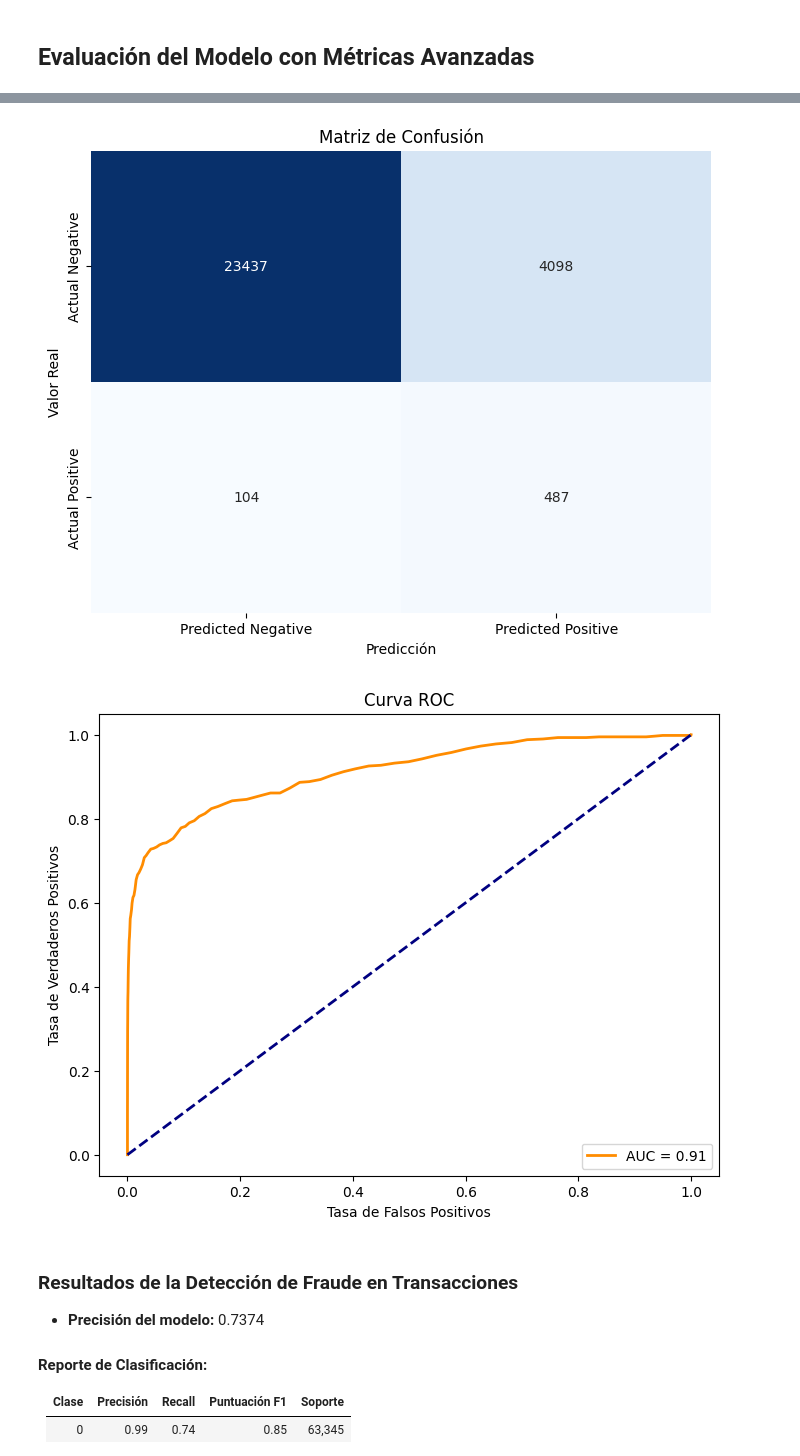
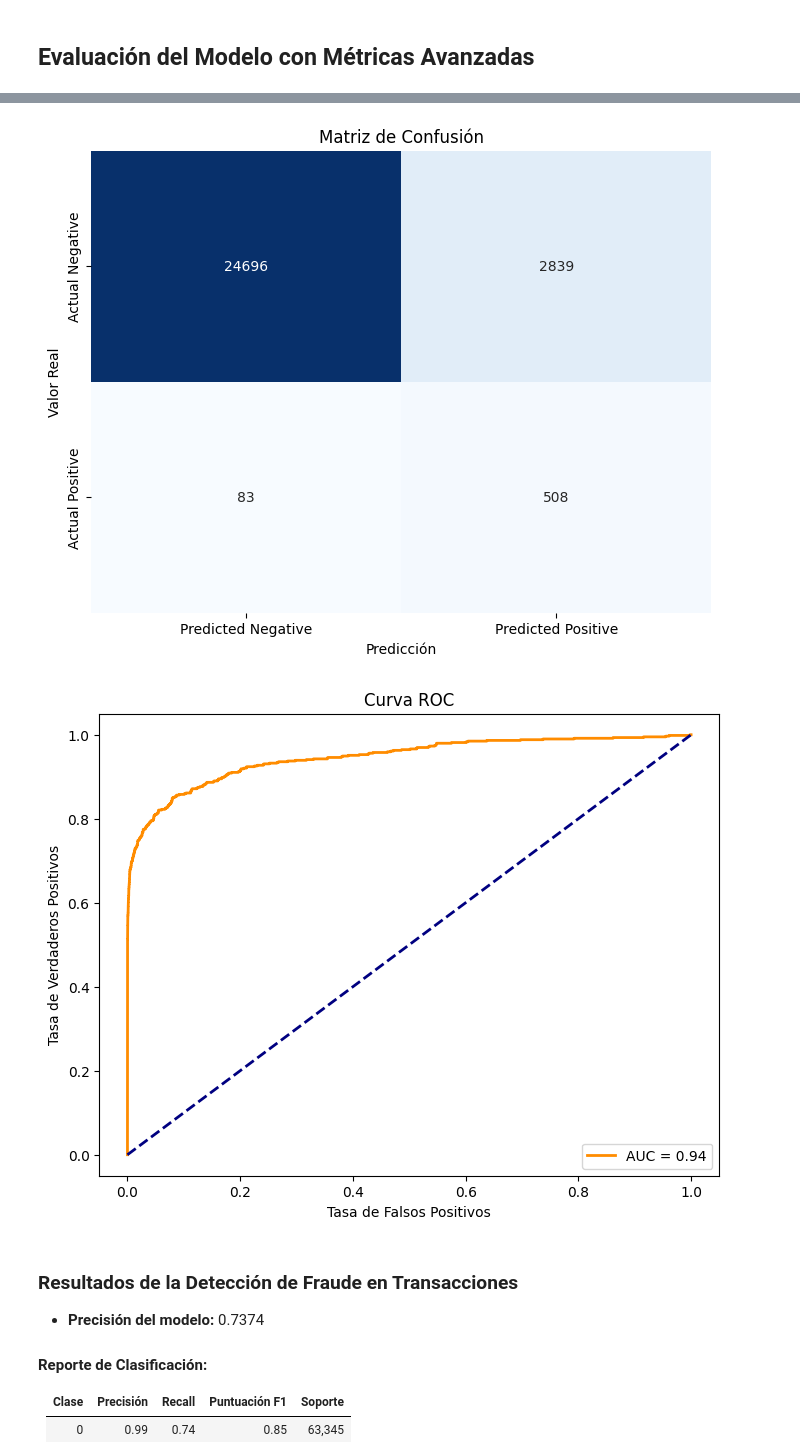
Before and after one commit to JRamos84/deteccion_fraude, a Jupyter notebook: notebooks/06_model_Evaluation_and_Validation.ipynb, the cells around one changed output, grey strips where cells are left out. Drawn from its saved outputs; the diff is of its cells as text; code cells hidden in the pictures.

```diff
--- a/notebooks/06_model_Evaluation_and_Validation.ipynb
+++ b/notebooks/06_model_Evaluation_and_Validation.ipynb
@@ -94,7 +92,7 @@ import seaborn as sns
 
 # Cargar el modelo guardado
 dir_data_processed = '../models'
-ruta_archivo_model = os.path.join(dir_data_processed, 'modelo_forest.pkl')
+ruta_archivo_model = os.path.join(dir_data_processed, 'modelo_forest_agregado_c1-c14.pkl')
 
 loaded_model = joblib.load(ruta_archivo_model)
 
@@ -150,5 +148,5 @@ AUC-ROC: 0.9122
 [figure]
-[figure, old version]
+[figure, new version]
 # %% [markdown]
 ### Resultados de la Detección de Fraude en Transacciones
 
```
Also changed, not shown: parts of 3 cells of this notebook, 6 other files.
